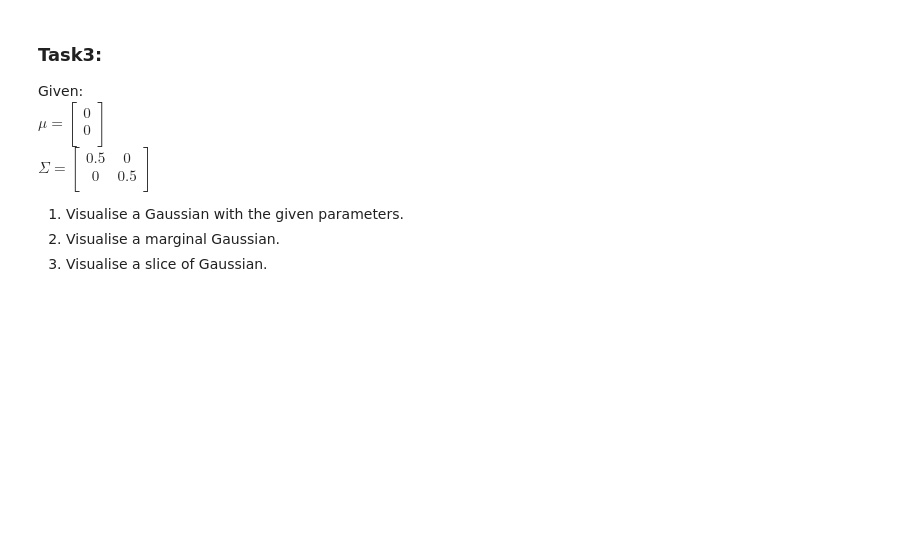
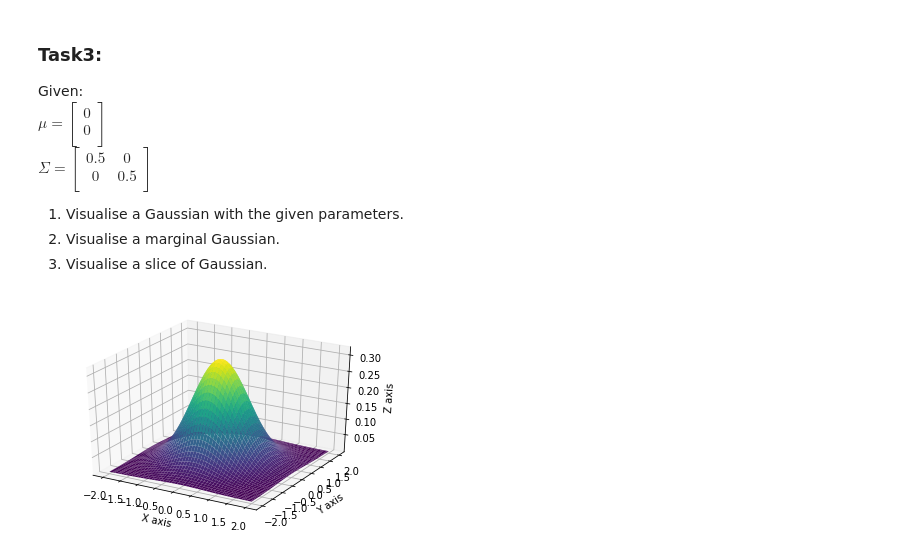
Before and after one commit to debaraj-barua/LearningAndAdaptivity-ss18, a Jupyter notebook: Assignment02/src/02_Exercise1_MaxL.ipynb, the cells around one changed output. Drawn from its saved outputs; the diff is of its cells as text; code cells hidden in the pictures; blank space fills up the shorter version.

```diff
--- a/Assignment02/src/02_Exercise1_MaxL.ipynb
+++ b/Assignment02/src/02_Exercise1_MaxL.ipynb
@@ -50,3 +66,29 @@ $\Sigma = \begin{bmatrix}
 1. Visualise a Gaussian with the given parameters.
 2. Visualise a marginal Gaussian.
 3. Visualise a slice of Gaussian.
+# %%
+from matplotlib import cm
+mu = np.array([0,0])
+sigma = np.array([[0.5, 0],[0, 0.5]])
+
+N = 100
+X = np.linspace(-2, 2, N)
+Y = np.linspace(-2, 2, N)
+X, Y = np.meshgrid(X,Y)
+pos = np.empty(X.shape + (2,))
+pos[:, :, 0] = X; pos[:, :, 1] = Y
+
+rv = multivariate_normal(mu, sigma)
+#dist = np.random.multivariate_normal(mu, [[variance_x, 0], [0, variance_y]],N)
+Z = rv.pdf(pos)
+
+
+fig = plt.figure()
+ax = fig.gca(projection='3d')
+ax.plot_surface(X, Y, Z ,cmap='viridis')
+ax.set_xlabel('X axis')
+ax.set_ylabel('Y axis')
+ax.set_zlabel('Z axis')
+plt.show()
+# %% [output]
+[figure, added]
```
Also changed, not shown: parts of 8 cells of this notebook, 1 other file.
